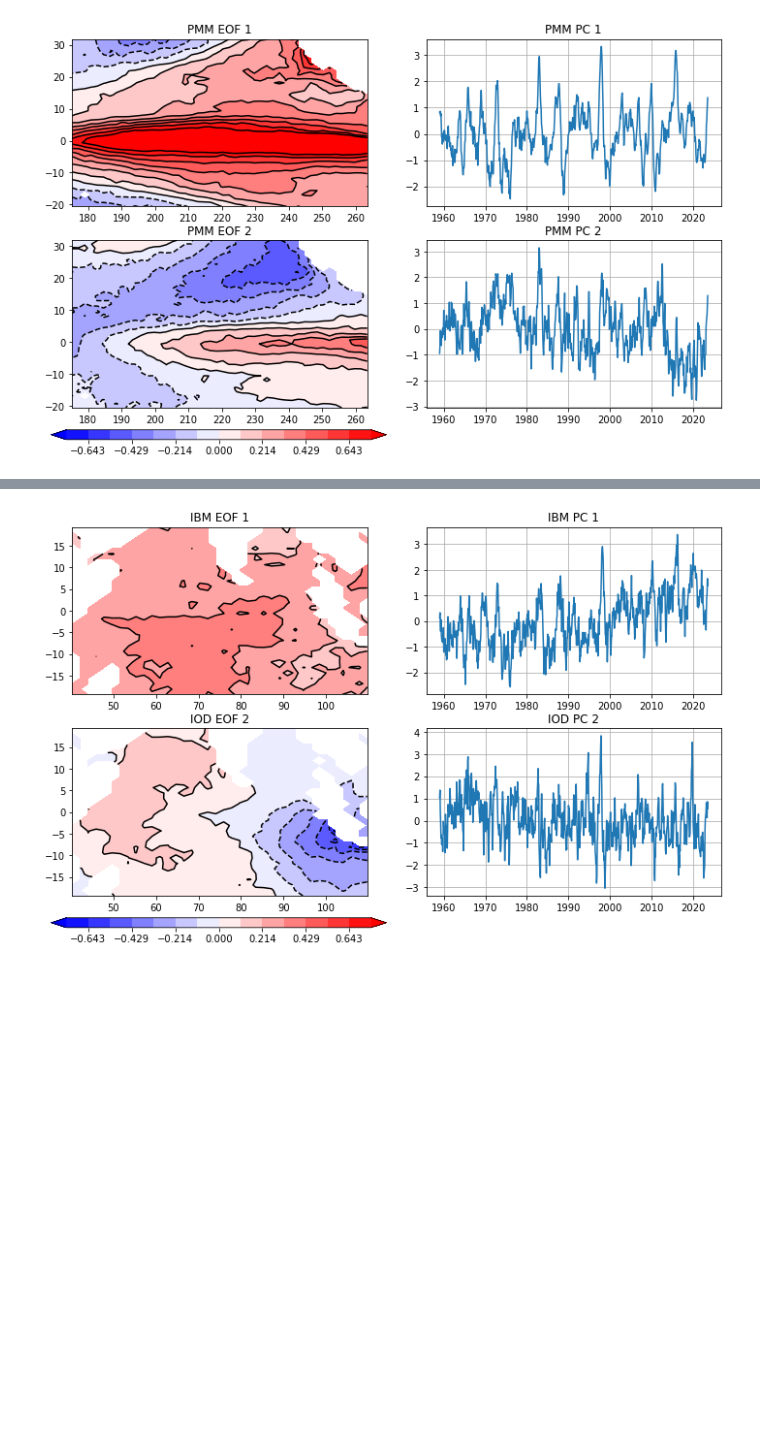
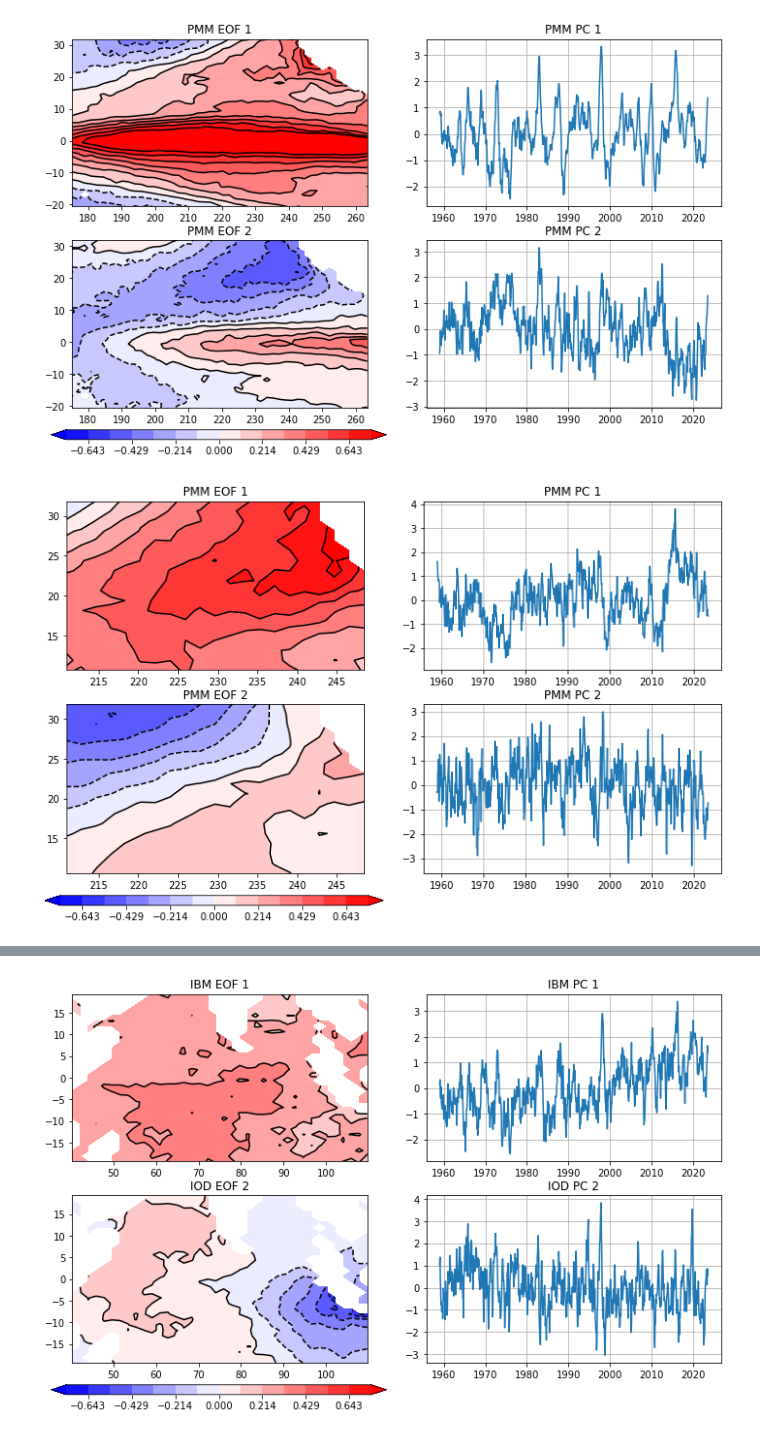
Before and after one commit to ars599/PPE, a Jupyter notebook: PMM_2023/all_indices_tao_v1.ipynb, the cells around one changed output, grey strips where cells are left out. Cells and saved outputs as stored; diff of their text form; code cells hidden in the pictures; blank space fills up the shorter version.

```diff
--- a/PMM_2023/all_indices_tao_v1.ipynb
+++ b/PMM_2023/all_indices_tao_v1.ipynb
@@ -303,3 +303,20 @@ pmmpc1 = amo*0 + pcs_pmm[0].real
 pmmpc2 = amo*0 + pcs_pmm[1].real
 # %% [output]
 [figure]
+# %%
+'''
+pmm from ora_s5
+32°N– 10°N and 210°E–250°E
+'''
+
+PMM2 = ds_sst.sst.sel(lat=slice(10,32),lon=slice(210,250))
+
+ttl = ('PMM EOF 1','PMM PC 1','PMM EOF 2','PMM PC 2')
+fName = "pmm_anom2_eof"
+pcs_pmm2 = plot_eof2(PMM2,ttl,fName,240,20)
+#plt.savefig('EAR_ENSO_PC1_PMM_PC2.png', dpi=300)
+
+pmm2pc1 = amo*0 + pcs_pmm2[0].real
+pmm2pc2 = amo*0 + pcs_pmm2[1].real
+# %% [output]
+[figure, added]
```
Also changed, not shown: parts of 1 cell of this notebook.
